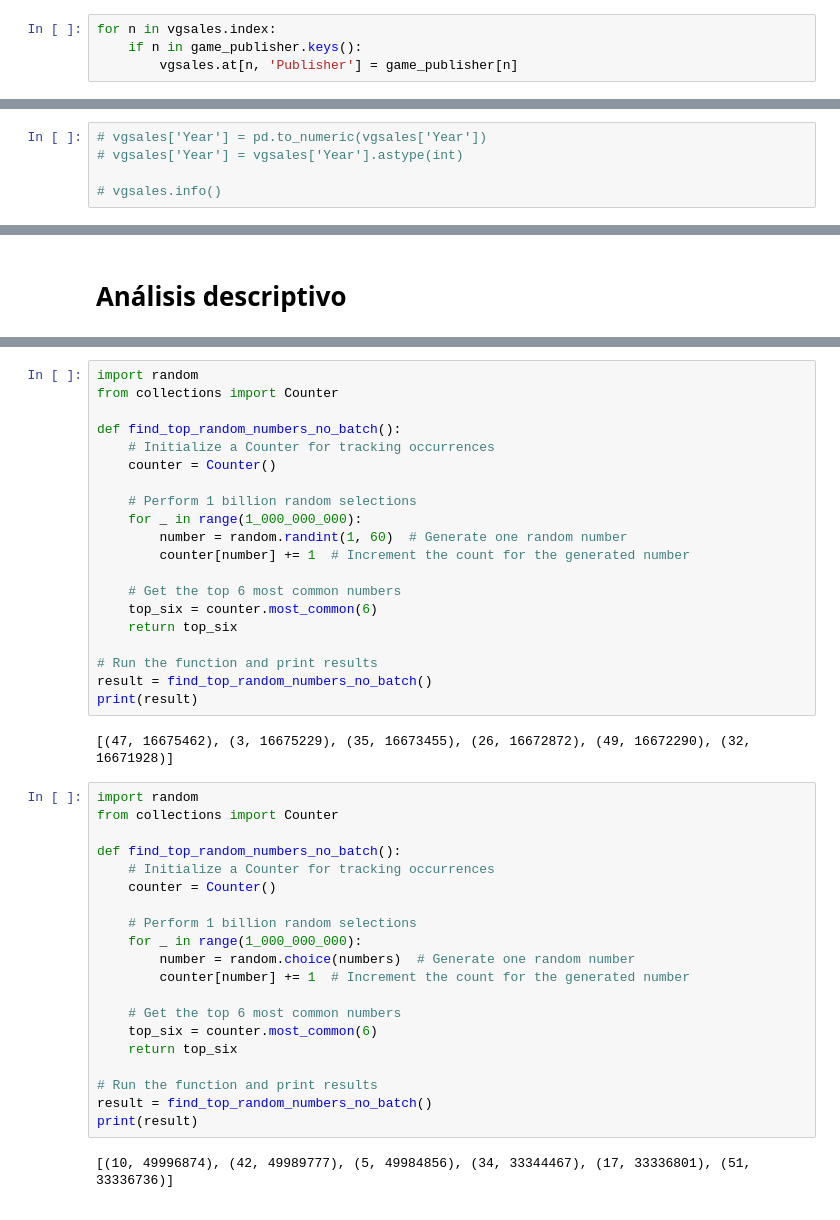
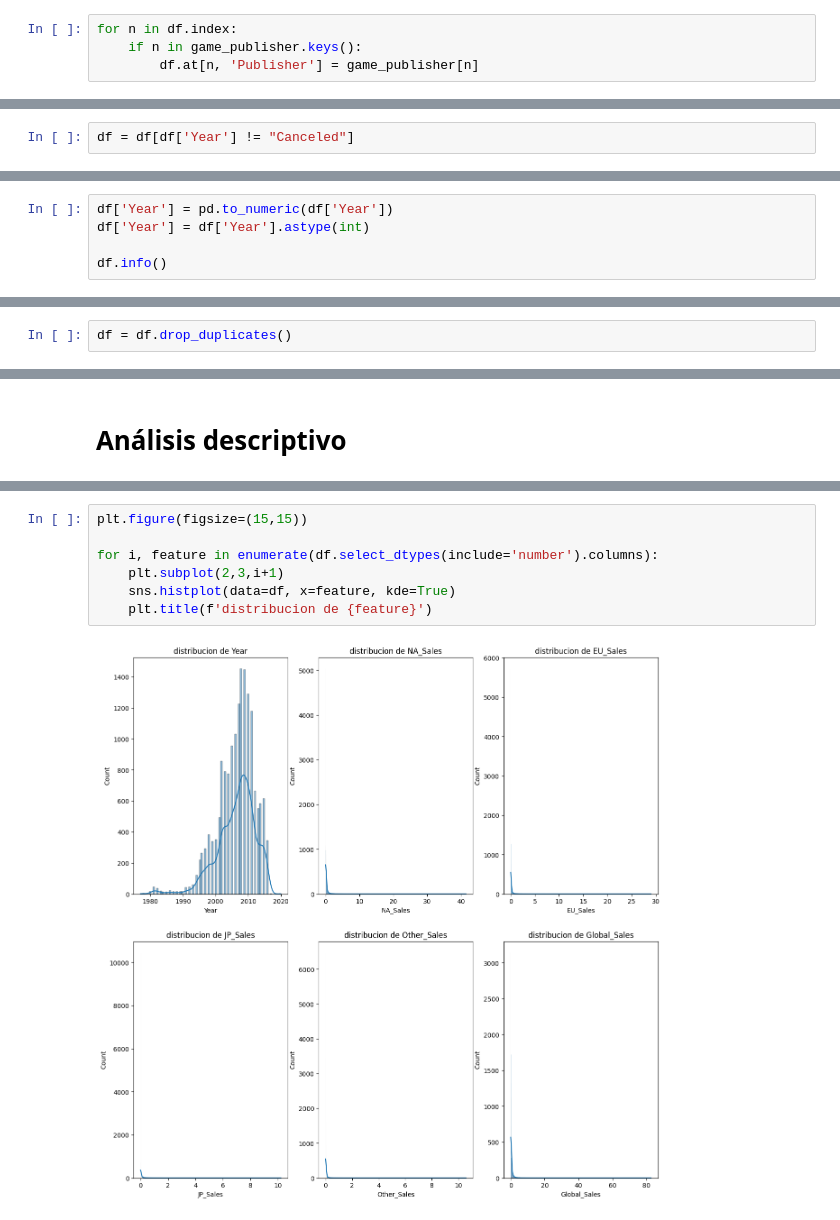
Before and after one commit to fpalvim/DS102024, a Jupyter notebook: 0.1-Proyectos/2-proyecto_EDA/proyecto_EDA.ipynb, the cells around one changed output, grey strips where cells are left out. Cells and saved outputs as stored; diff of their text form.

```diff
--- a/0.1-Proyectos/2-proyecto_EDA/proyecto_EDA.ipynb
+++ b/0.1-Proyectos/2-proyecto_EDA/proyecto_EDA.ipynb
@@ -479,5 +448,5 @@ for n in vgsales.index:
 # %%
-for n in vgsales.index:
+for n in df.index:
     if n in game_publisher.keys():
-        vgsales.at[n, 'Publisher'] = game_publisher[n]
+        df.at[n, 'Publisher'] = game_publisher[n]
 # %%
@@ -499 +466,3 @@ vgsales = vgsales[vgsales['Year'] != "Canceled"]
+# %%
+df = df[df['Year'] != "Canceled"]
 # %%
@@ -517,7 +486,7 @@ abc
 # vgsales.query('Name.str.startswith("AKB1")')
 # vgsales[vgsales.loc[:,'Name'] == "AKB1/48: Idol to Guam de Koishitara..."]
 # %%
-# vgsales['Year'] = pd.to_numeric(vgsales['Year'])
-# vgsales['Year'] = vgsales['Year'].astype(int)
+df['Year'] = pd.to_numeric(df['Year'])
+df['Year'] = df['Year'].astype(int)
 
-# vgsales.info()
+df.info()
@@ -533 +528,3 @@ vgsales = vgsales.drop_duplicates()
+# %%
+df = df.drop_duplicates()
 # %%
@@ -608,44 +560,9 @@ Number 50 was selected 3279249 times
-# %%
-import random
-from collections import Counter
-
-def find_top_random_numbers_no_batch():
-    # Initialize a Counter for tracking occurrences
-    counter = Counter()
-
-    # Perform 1 billion random selections
-    for _ in range(1_000_000_000):
-        number = random.randint(1, 60)  # Generate one random number
-        counter[number] += 1  # Increment the count for the generated number
-
-    # Get the top 6 most common numbers
-    top_six = counter.most_common(6)
-    return top_six
-
-# Run the function and print results
-result = find_top_random_numbers_no_batch()
-print(result)
-# %% [output]
-[(47, 16675462), (3, 16675229), (35, 16673455), (26, 16672872), (49, 16672290), (32, 16671928)]
-# %%
-import random
-from collections import Counter
-
-def find_top_random_numbers_no_batch():
-    # Initialize a Counter for tracking occurrences
-    counter = Counter()
-
-    # Perform 1 billion random selections
-    for _ in range(1_000_000_000):
-        number = random.choice(numbers)  # Generate one random number
-        counter[number] += 1  # Increment the count for the generated number
-
-    # Get the top 6 most common numbers
-    top_six = counter.most_common(6)
-    return top_six
-
-# Run the function and print results
-result = find_top_random_numbers_no_batch()
-print(result)
-# %% [output]
-[(10, 49996874), (42, 49989777), (5, 49984856), (34, 33344467), (17, 33336801), (51, 33336736)]
+# %%
+plt.figure(figsize=(15,15))
+
+for i, feature in enumerate(df.select_dtypes(include='number').columns):
+    plt.subplot(2,3,i+1)
+    sns.histplot(data=df, x=feature, kde=True)
+    plt.title(f'distribucion de {feature}')
+# %% [output]
+[figure, added]
```
Also changed, not shown: parts of 32 cells of this notebook, 4 other files.
